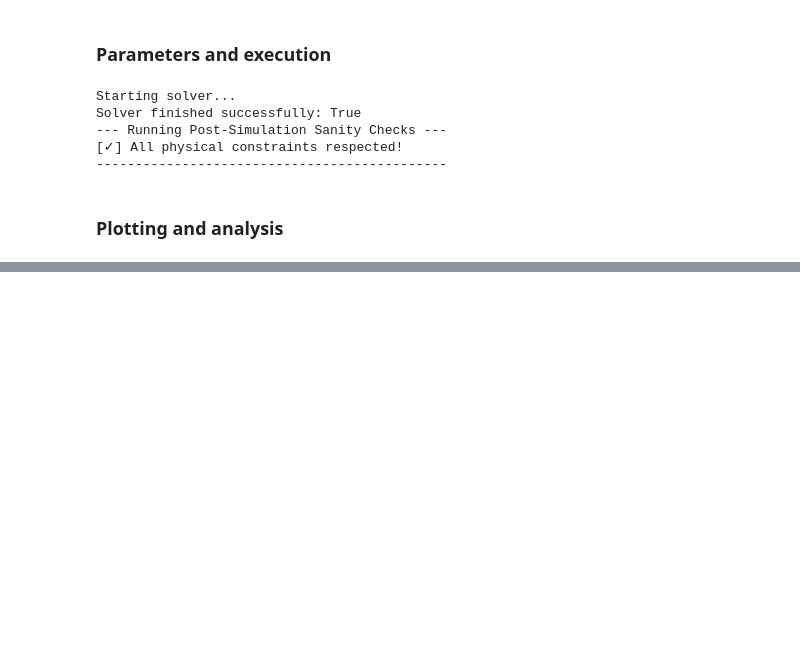
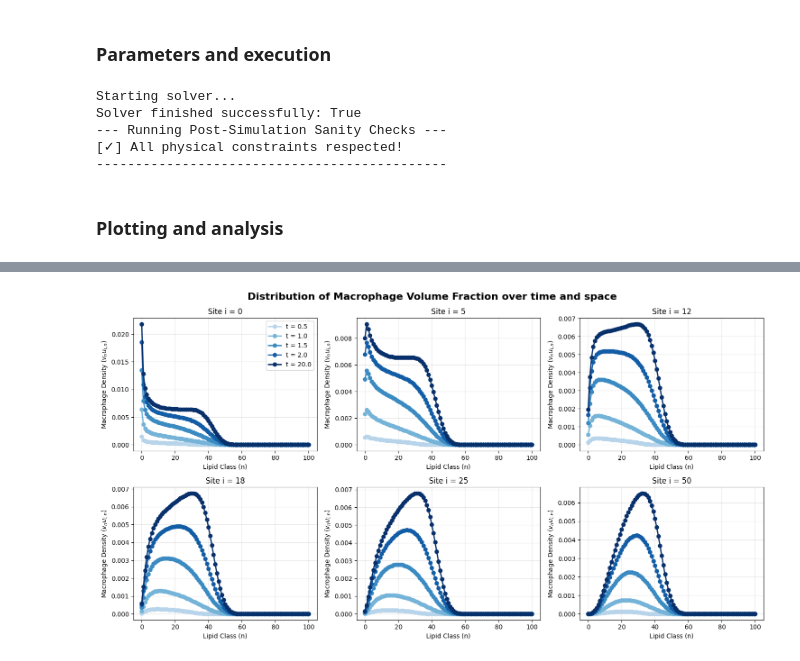
Before and after one commit to eleonoraagostinelli/VolumeFilling-Multiscale-Model, a Jupyter notebook: Discrete-SpaceStructure-Solver.ipynb, the cells around one changed output, grey strips where cells are left out. Saved outputs shown, nothing was run; the diff lists cells and outputs as text; code cells hidden in the pictures; blank space fills up the shorter version.

```diff
--- a/Discrete-SpaceStructure-Solver.ipynb
+++ b/Discrete-SpaceStructure-Solver.ipynb
@@ -357,0 +455,60 @@ Solver finished successfully: True
+# %%
+import math
+
+# Pick a few spatial points to plot
+spatial_sites_to_plot = [0, int(p.M * 0.1), int(p.M * 0.25), int(p.M * 0.37), int(p.M * 0.5), p.M]
+num_plots = len(spatial_sites_to_plot)
+
+# 1. Dynamically calculate grid size
+ncols = min(3, num_plots)
+nrows = math.ceil(num_plots / ncols)
+
+# 2. Create the grid with a dynamic figsize
+fig, axes = plt.subplots(nrows=nrows, ncols=ncols, figsize=(5 * ncols, 4 * nrows))
+
+# Flatten axes to 1D array for easy looping
+if num_plots == 1:
+    axes = [axes]
+else:
+    axes = axes.flatten()
+
+# 3. Loop through the sites and plot them
+# Renamed 'idx' to 'plot_idx' to avoid the bug
+for plot_idx, site in enumerate(spatial_sites_to_plot):
+    ax = axes[plot_idx]
+
+    # Ensure we don't ask for a site larger than the grid
+    safe_site = min(site, p.M)
+
+    # Use 'enumerate' to get 'j' so we can pick the matching color
+    for j, target_t in enumerate(time_points):
+
+        # Renamed the time index to 't_idx' so it doesn't break the outer loop
+        t_idx = np.argmin(np.abs(sol.t - target_t))
+        actual_t = sol.t[t_idx]
+
+        # Grab the specific color for this line
+        c = colors[j]
+
+        ax.plot(model.n_array, U[t_idx, safe_site, :] * model.v,
+                label=f"t = {actual_t:.1f}", linewidth=2, marker='o', color=c)
+
+    ax.set_title(f"Site i = {safe_site}")
+    ax.set_xlabel("Lipid Class (n)")
+    ax.set_ylabel(r"Macrophage Density ($v_n u_{i,n}$)")
+    ax.grid(True, alpha=0.3)
+
+    # Pro-tip: Only put the legend on the very first subplot so it isn't repeated 6 times!
+    if plot_idx == 0:
+        ax.legend()
+
+# 4. Hide any unused empty subplots at the end of the grid
+for empty_idx in range(num_plots, len(axes)):
+    axes[empty_idx].set_visible(False)
+
+# Add title and automatically adjust layout
+fig.suptitle("Distribution of Macrophage Volume Fraction over time and space", fontsize=16, fontweight='bold')
+plt.tight_layout()
+plt.show()
+# %% [output]
+[figure, added]
```
Also changed, not shown: parts of 7 cells of this notebook, 1 other file.
